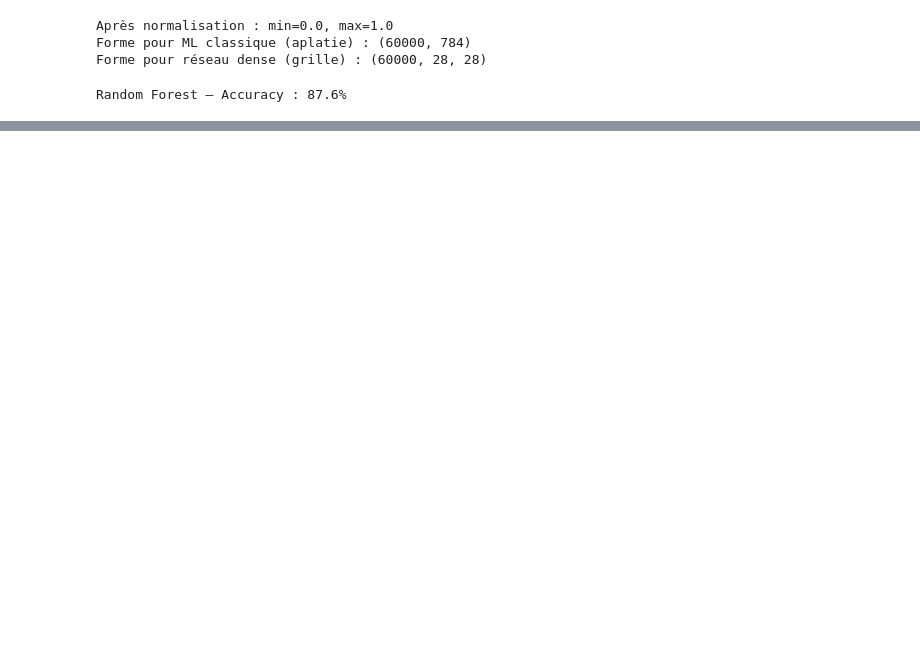
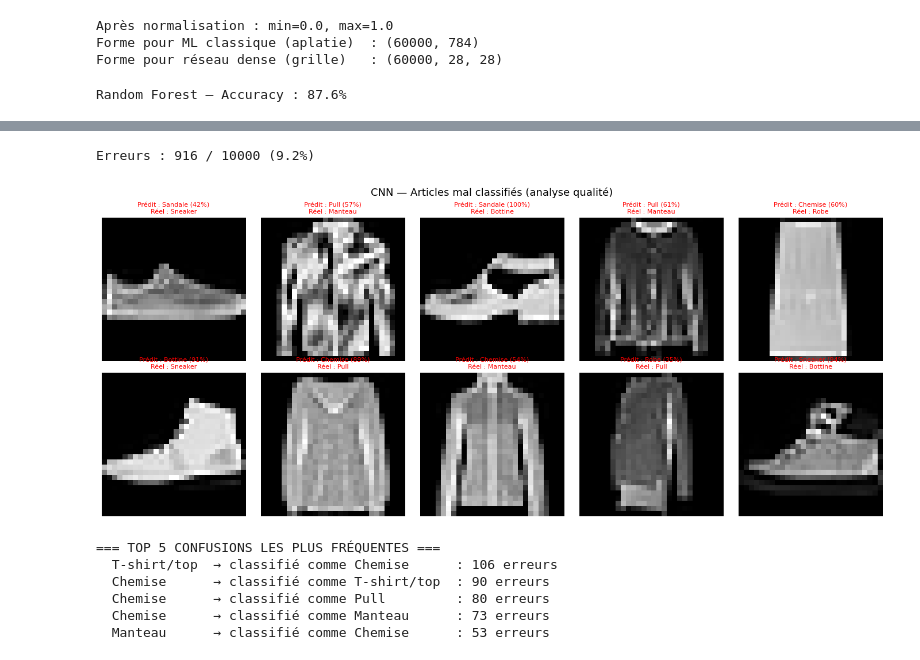
Before and after one commit to arnaud-pfeil-lefort/tp-IA, a Jupyter notebook: tp3.ipynb, the cells around one changed output, grey strips where cells are left out. Drawn from its saved outputs; the diff is of its cells as text; code cells hidden in the pictures; blank space fills up the shorter version.

```diff
--- a/tp3.ipynb
+++ b/tp3.ipynb
@@ -175,0 +327,40 @@ NameError: name 'history_dense' is not defined
+# %%
+# Articles mal classifiés par le CNN
+errors = np.where(y_pred_classes != y_test)[0]
+print(f"Erreurs : {len(errors)} / {len(y_test)} ({len(errors)/len(y_test)*100:.1f}%)")
+# Afficher 10 erreurs types
+fig, axes = plt.subplots(2, 5, figsize=(14, 6))
+for i, ax in enumerate(axes.flat):
+  idx = errors[i]
+  ax.imshow(X_test[idx], cmap='gray')
+  # Confiance du modèle sur la prédiction erronée
+  confiance = y_pred_cnn[idx, y_pred_classes[idx]] * 100
+  ax.set_title(
+  f"Prédit : {class_names[y_pred_classes[idx]]} ({confiance:.0f}%)\n"
+  f"Réel : {class_names[y_test[idx]]}",
+  fontsize=8,
+  color='red'
+  )
+  ax.axis('off')
+plt.suptitle('CNN — Articles mal classifiés (analyse qualité)', fontsize=13)
+plt.tight_layout()
+plt.savefig('erreurs_cnn.png')
+plt.show()
+# Analyse : quelles paires de catégories posent le plus de problèmes ?
+print("\n=== TOP 5 CONFUSIONS LES PLUS FRÉQUENTES ===")
+confusions = {}
+for real, pred in zip(y_test[errors], y_pred_classes[errors]):
+  pair = (class_names[real], class_names[pred])
+  confusions[pair] = confusions.get(pair, 0) + 1
+top_confusions = sorted(confusions.items(), key=lambda x: x[1], reverse=True)[:5]
+for (real, pred), count in top_confusions:
+  print(f"  {real:12s} → classifié comme {pred:12s} : {count} erreurs")
+# %% [output]
+Erreurs : 916 / 10000 (9.2%)
+[figure, added]
+=== TOP 5 CONFUSIONS LES PLUS FRÉQUENTES ===
+  T-shirt/top  → classifié comme Chemise      : 106 erreurs
+  Chemise      → classifié comme T-shirt/top  : 90 erreurs
+  Chemise      → classifié comme Pull         : 80 erreurs
+  Chemise      → classifié comme Manteau      : 73 erreurs
+  Manteau      → classifié comme Chemise      : 53 erreurs
```
Also changed, not shown: parts of 10 cells of this notebook, 1 other file.
